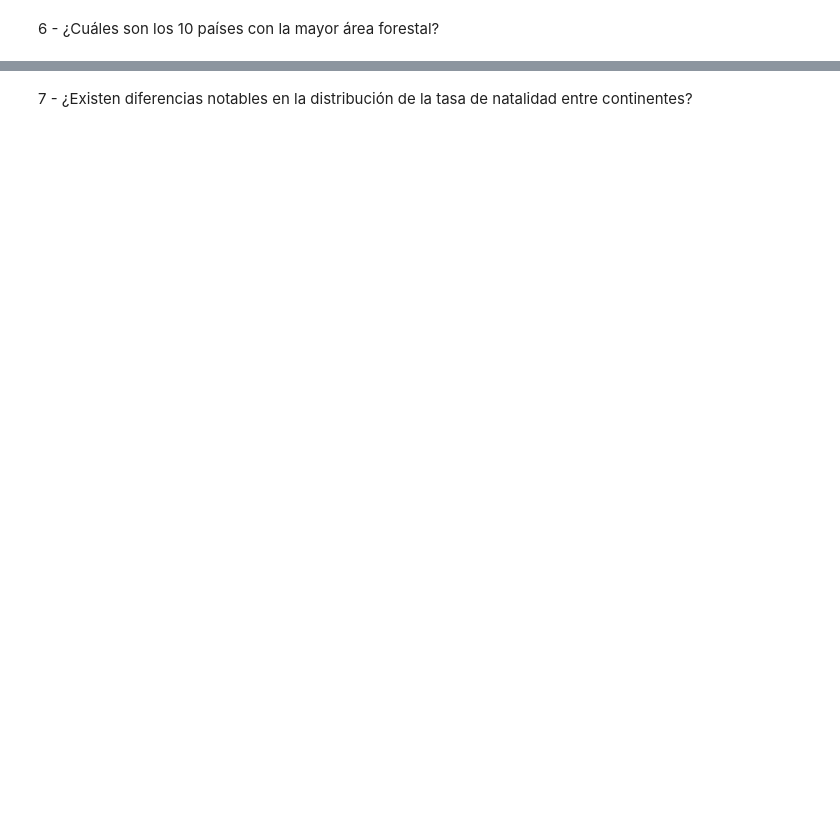
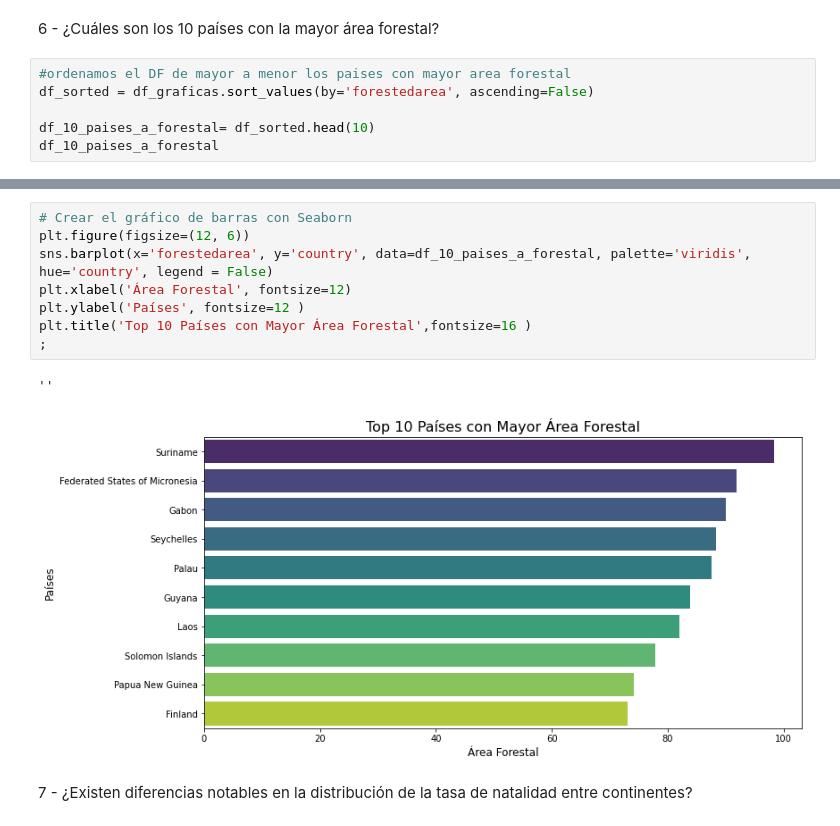
Before and after one commit to clarasdata/adalab-m3-pair-programming-estadistica, a Jupyter notebook: pair_visualizacion.ipynb, the cells around one changed output, grey strips where cells are left out. Drawn from its saved outputs; the diff is of its cells as text; blank space fills up the shorter version.

```diff
--- a/pair_visualizacion.ipynb
+++ b/pair_visualizacion.ipynb
@@ -197,2 +183,8 @@ AttributeError: 'numpy.ndarray' object has no attribute 'plot'
 # %% [markdown]
 6 - ¿Cuáles son los 10 países con la mayor área forestal?
+# %%
+#ordenamos el DF de mayor a menor los paises con mayor area forestal
+df_sorted = df_graficas.sort_values(by='forestedarea', ascending=False)
+
+df_10_paises_a_forestal= df_sorted.head(10)
+df_10_paises_a_forestal
@@ -199,2 +203,13 @@ AttributeError: 'numpy.ndarray' object has no attribute 'plot'
+# %%
+# Crear el gráfico de barras con Seaborn
+plt.figure(figsize=(12, 6))
+sns.barplot(x='forestedarea', y='country', data=df_10_paises_a_forestal, palette='viridis', hue='country', legend = False)
+plt.xlabel('Área Forestal', fontsize=12)
+plt.ylabel('Países', fontsize=12 )
+plt.title('Top 10 Países con Mayor Área Forestal',fontsize=16 )
+;
+# %% [output]
+''
+[figure, added]
 # %% [markdown]
 7 - ¿Existen diferencias notables en la distribución de la tasa de natalidad entre continentes?
```
Also changed, not shown: parts of 10 cells of this notebook, 2 other files.
